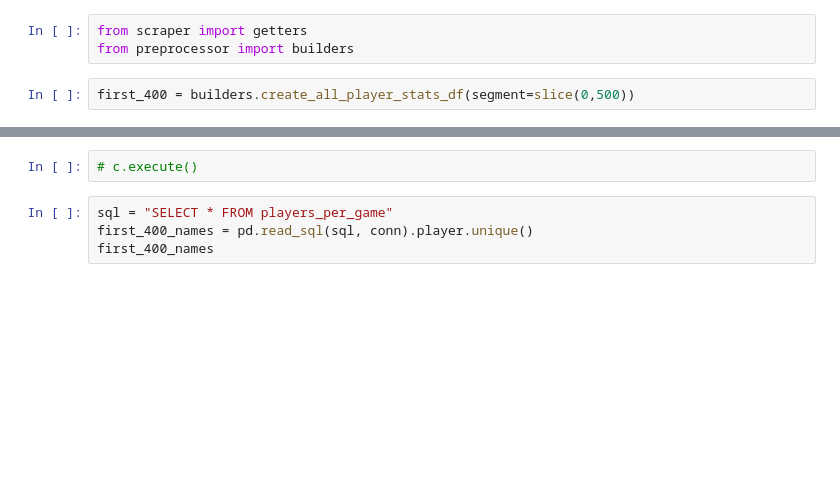
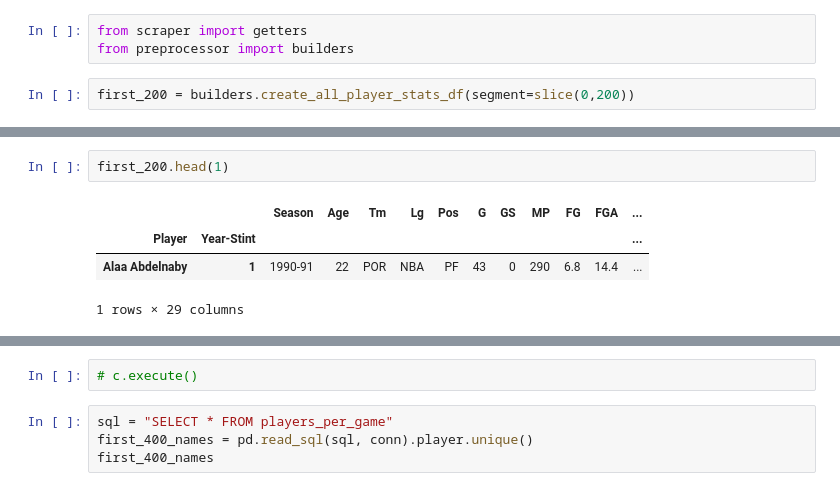
Before and after one commit to samhld/nba_stats, a Jupyter notebook: scratchpads/persist_data.ipynb, the cells around one changed output, grey strips where cells are left out. Drawn from its saved outputs; the diff is of its cells as text; blank space fills up the shorter version.

```diff
--- a/scratchpads/persist_data.ipynb
+++ b/scratchpads/persist_data.ipynb
@@ -10,5 +10,5 @@ requests_cache.install_cache('request_cache')
 from scraper import getters
 from preprocessor import builders
 # %%
-first_400 = builders.create_all_player_stats_df(segment=slice(0,500))
+first_200 = builders.create_all_player_stats_df(segment=slice(0,200))
 # %% [output]
@@ -26,0 +62,7 @@ len(c.execute(select_star).fetchall())
+# %%
+first_200.head(1)
+# %% [output]
+|  |  | Season | Age | Tm | Lg | Pos | G | GS | MP | FG | FGA | ... |
+| Player | Year-Stint |  |  |  |  |  |  |  |  |  |  | ... |
+| Alaa Abdelnaby | 1 | 1990-91 | 22 | POR | NBA | PF | 43 | 0 | 290 | 6.8 | 14.4 | ... |
+1 rows × 29 columns
```
Also changed, not shown: parts of 14 cells of this notebook, 2 other files.
